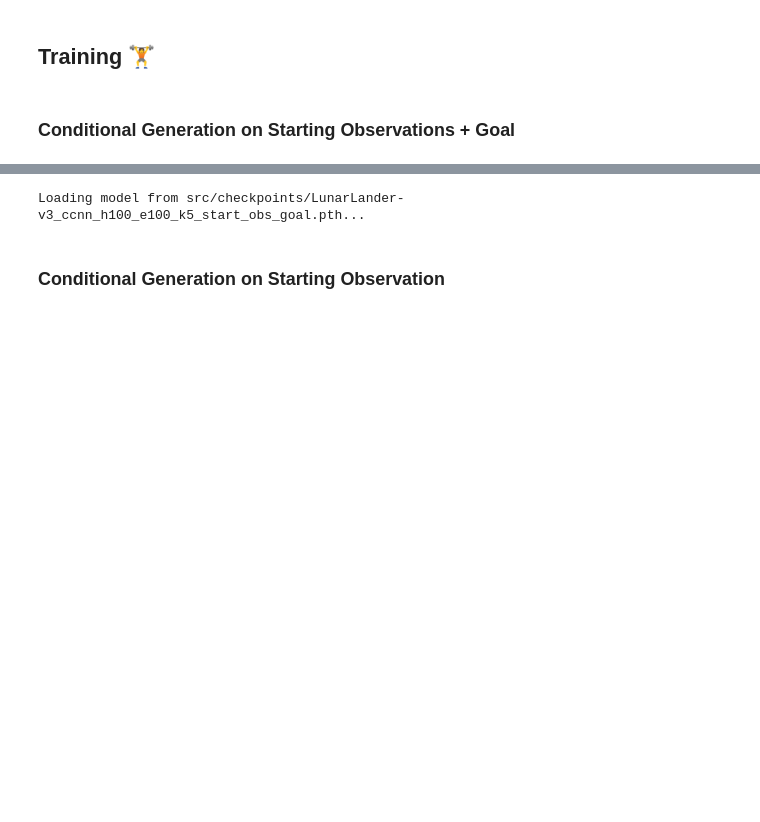
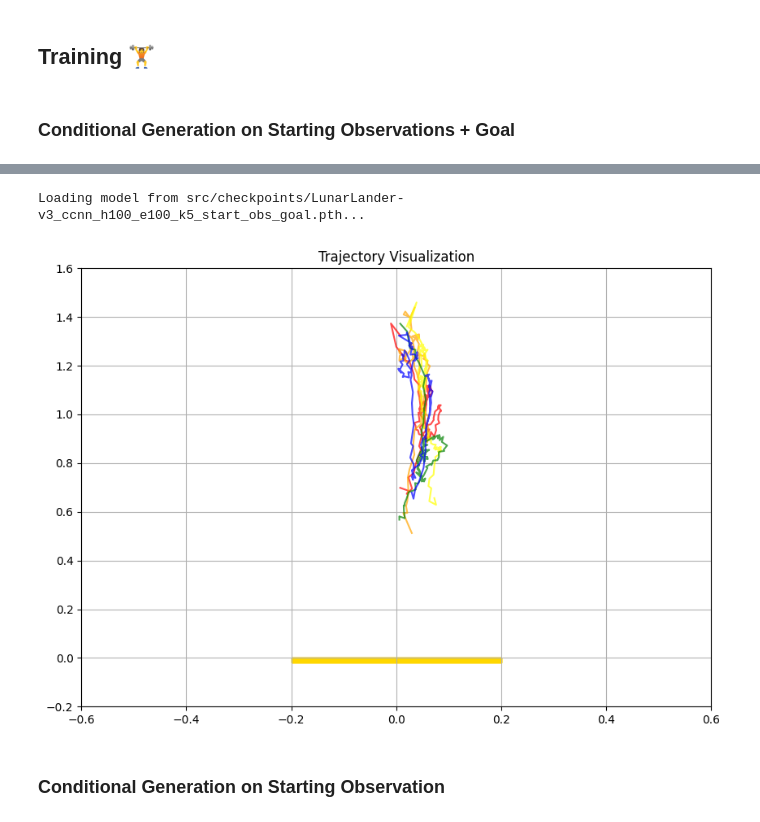
Before and after one commit to frankcholula/flow_planner, a Jupyter notebook: src/notebooks/fm_bc.ipynb, the cells around one changed output, grey strips where cells are left out. Drawn from its saved outputs; the diff is of its cells as text; code cells hidden in the pictures; blank space fills up the shorter version.

```diff
--- a/src/notebooks/fm_bc.ipynb
+++ b/src/notebooks/fm_bc.ipynb
@@ -296,7 +241,7 @@ class LunarLanderArgs:
     environment: str = "LunarLander-v3"
     horizon: int = 100
     batch_size: int = 32
-    num_epochs: int = 1000
+    num_epochs: int = 100
     print_every: int = 10
     lr: float = 1e-3
     hidden_dim: int = 128
@@ -350,13 +295,12 @@ LunarLanderArgs(environment='LunarLander-v3',
 Run name: LunarLander-v3_ccnn_h100_e100_k5_start_obs_goal
 # %%
-# Comment out to run on GPU
-logger = WandBLogger(
-    config=args,
-    run_name=run_name
-)
-model, stats, input_dim = train(
-    config=config, args=args, dataset=minari_dataset, logger=logger
-)
-env = minari_dataset.recover_environment()
-evaluate_open_loop(env, model, stats, input_dim, args, logger=logger)
-logger.finish()
+# # Comment out to run on GPU
+# logger = WandBLogger(
+#     config=args,
+#     run_name=run_name
+# )
+# model, stats, input_dim = train(
+#     config=config, args=args, dataset=minari_dataset, logger=logger
+# )
+# env = minari_dataset.recover_environment()
+# logger.finish()
@@ -393,19 +307,21 @@ Run summary:
-# %%
-env = minari_dataset.recover_environment()
-print(f"Loading model from {MODEL_SAVE_PATH}...")
-state_dict = torch.load(MODEL_SAVE_PATH, map_location=device)
-model = ConditionalCNN(
-    horizon=args.horizon,
-    input_dim=input_dim,
-    hidden_dim=args.hidden_dim,
-    cond_dim=cond_dim,
-    kernel_size=args.kernel_size,
-).to(device)
-model.load_state_dict(state_dict)
-
-evaluate_open_loop(env, model, minari_dataset_stats, input_dim, args)
-# %% [output]
-Loading model from src/checkpoints/LunarLander-v3_ccnn_h100_e100_k5_start_obs_goal.pth...
+# %%
+print(f"Loading model from {MODEL_SAVE_PATH}...")
+state_dict = torch.load(MODEL_SAVE_PATH, map_location=device)
+vf = ConditionalCNN(
+    horizon=horizon,
+    input_dim=input_dim,
+    hidden_dim=args.hidden_dim,
+    cond_dim=cond_dim,
+    kernel_size=args.kernel_size,
+).to(device)
+vf.load_state_dict(state_dict)
+env = minari_dataset.recover_environment()
+fig, ax = evaluate_open_loop(env, vf, minari_dataset_stats, input_dim, args)
+plt.show()
+plt.close(fig)
+# %% [output]
+Loading model from src/checkpoints/LunarLander-v3_ccnn_h100_e100_k5_start_obs_goal.pth...
+[figure, added]
 # %% [markdown]
 ### Conditional Generation on Starting Observation
 # %%
```
Also changed, not shown: parts of 10 cells of this notebook, 1 other file.
